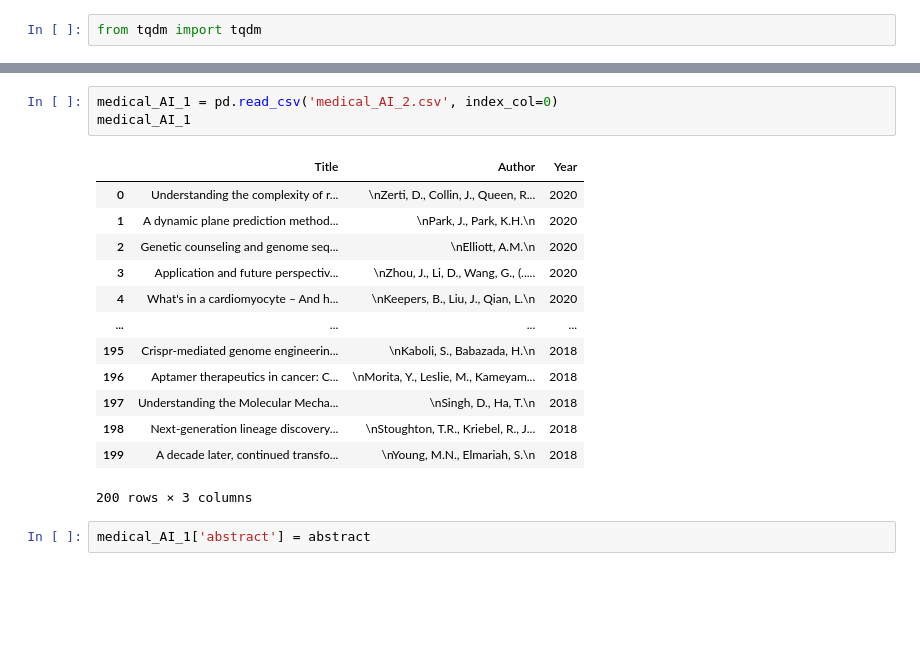
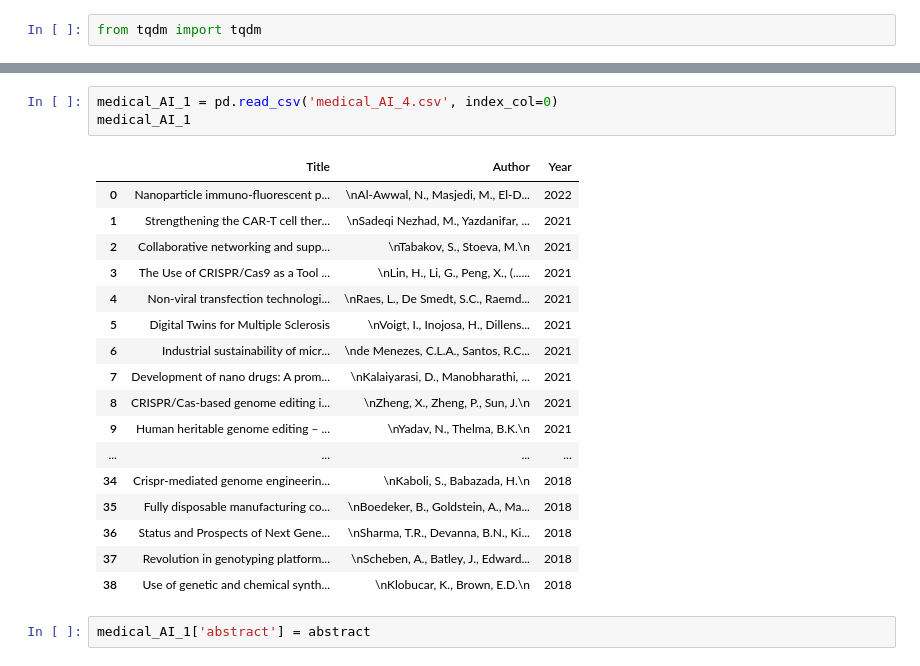
Before and after one commit to MonicaKim89/Text_Mining, a Jupyter notebook: study_paper/scopus_medical.ipynb, the cells around one changed output, grey strips where cells are left out. Saved outputs shown, nothing was run; the diff lists cells and outputs as text; blank space fills up the shorter version.

```diff
--- a/study_paper/scopus_medical.ipynb
+++ b/study_paper/scopus_medical.ipynb
@@ -205,20 +180,24 @@ bb 156
 # %%
-medical_AI_1 = pd.read_csv('medical_AI_2.csv', index_col=0)
+medical_AI_1 = pd.read_csv('medical_AI_4.csv', index_col=0)
 medical_AI_1
 # %% [output]
 |  | Title | Author | Year |
-| 0 | Understanding the complexity of r... | \nZerti, D., Collin, J., Queen, R... | 2020 |
-| 1 | A dynamic plane prediction method... | \nPark, J., Park, K.H.\n | 2020 |
-| 2 | Genetic counseling and genome seq... | \nElliott, A.M.\n | 2020 |
-| 3 | Application and future perspectiv... | \nZhou, J., Li, D., Wang, G., (..... | 2020 |
-| 4 | What's in a cardiomyocyte – And h... | \nKeepers, B., Liu, J., Qian, L.\n | 2020 |
+| 0 | Nanoparticle immuno-fluorescent p... | \nAl-Awwal, N., Masjedi, M., El-D... | 2022 |
+| 1 | Strengthening the CAR-T cell ther... | \nSadeqi Nezhad, M., Yazdanifar, ... | 2021 |
+| 2 | Collaborative networking and supp... | \nTabakov, S., Stoeva, M.\n | 2021 |
+| 3 | The Use of CRISPR/Cas9 as a Tool ... | \nLin, H., Li, G., Peng, X., (...... | 2021 |
+| 4 | Non-viral transfection technologi... | \nRaes, L., De Smedt, S.C., Raemd... | 2021 |
+| 5 | Digital Twins for Multiple Sclerosis | \nVoigt, I., Inojosa, H., Dillens... | 2021 |
+| 6 | Industrial sustainability of micr... | \nde Menezes, C.L.A., Santos, R.C... | 2021 |
+| 7 | Development of nano drugs: A prom... | \nKalaiyarasi, D., Manobharathi, ... | 2021 |
+| 8 | CRISPR/Cas-based genome editing i... | \nZheng, X., Zheng, P., Sun, J.\n | 2021 |
+| 9 | Human heritable genome editing – ... | \nYadav, N., Thelma, B.K.\n | 2021 |
 | ... | ... | ... | ... |
-| 195 | Crispr-mediated genome engineerin... | \nKaboli, S., Babazada, H.\n | 2018 |
-| 196 | Aptamer therapeutics in cancer: C... | \nMorita, Y., Leslie, M., Kameyam... | 2018 |
-| 197 | Understanding the Molecular Mecha... | \nSingh, D., Ha, T.\n | 2018 |
-| 198 | Next-generation lineage discovery... | \nStoughton, T.R., Kriebel, R., J... | 2018 |
-| 199 | A decade later, continued transfo... | \nYoung, M.N., Elmariah, S.\n | 2018 |
+| 34 | Crispr-mediated genome engineerin... | \nKaboli, S., Babazada, H.\n | 2018 |
+| 35 | Fully disposable manufacturing co... | \nBoedeker, B., Goldstein, A., Ma... | 2018 |
+| 36 | Status and Prospects of Next Gene... | \nSharma, T.R., Devanna, B.N., Ki... | 2018 |
+| 37 | Revolution in genotyping platform... | \nScheben, A., Batley, J., Edward... | 2018 |
+| 38 | Use of genetic and chemical synth... | \nKlobucar, K., Brown, E.D.\n | 2018 |
-200 rows × 3 columns
 # %%
 medical_AI_1['abstract'] = abstract
 # %%
```
Also changed, not shown: parts of 13 cells of this notebook, 4 other files.
